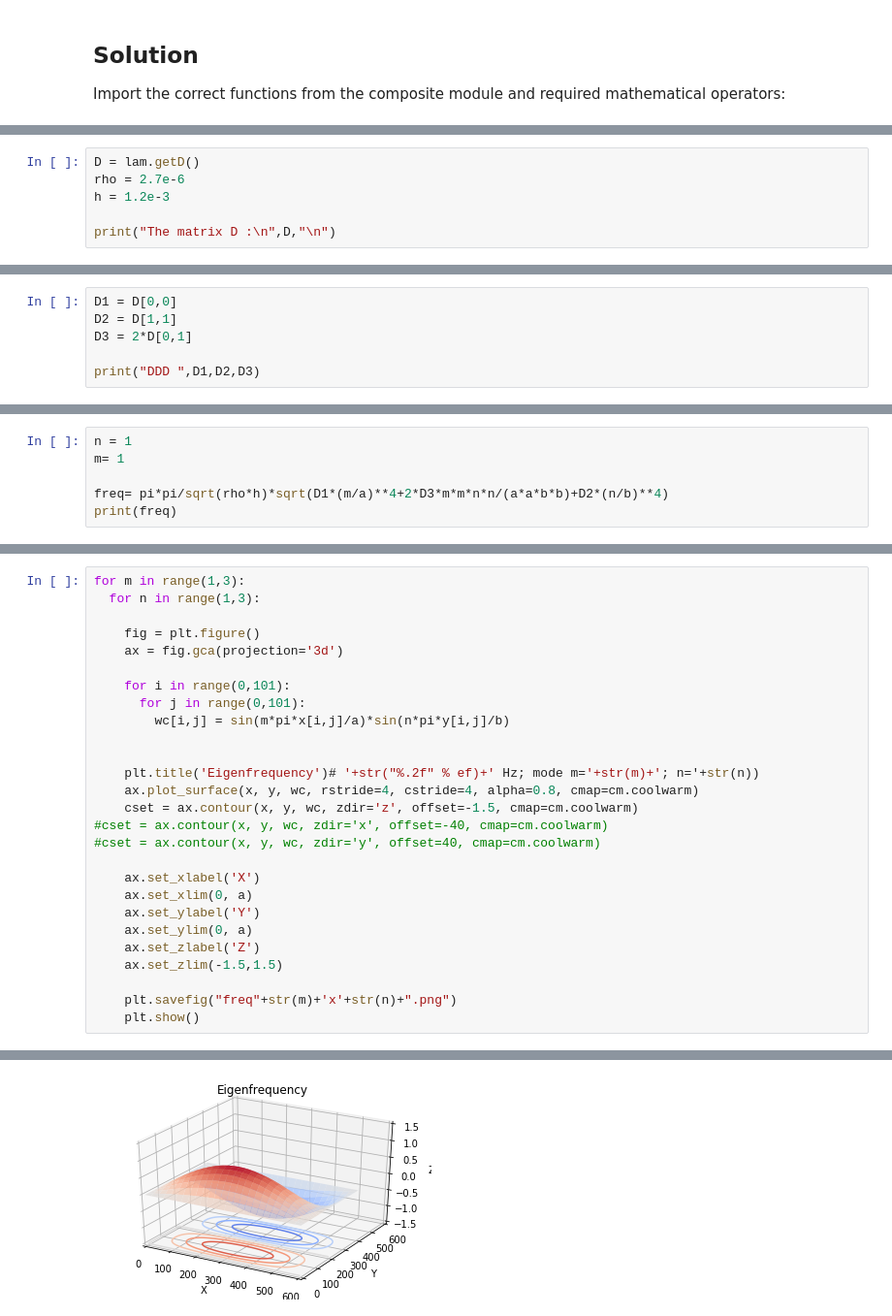
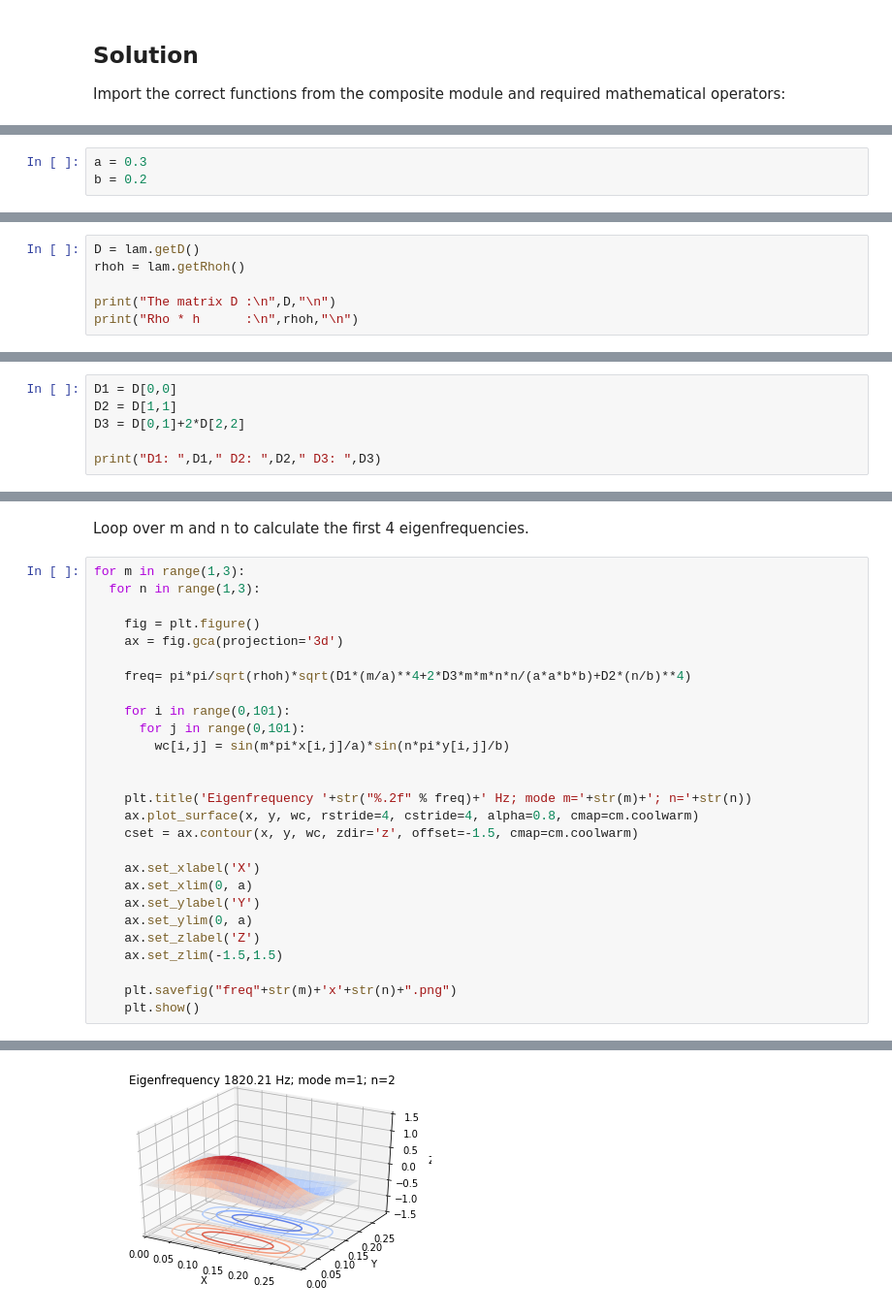
Before and after one commit to jjcremmers/pycomposites, a Jupyter notebook: plate_eq_buckling.ipynb, the cells around one changed output, grey strips where cells are left out. Shown: that part at 97% size. Drawn from its saved outputs; the diff is of its cells as text.

```diff
--- a/plate_eq_buckling.ipynb
+++ b/plate_eq_buckling.ipynb
@@ -59,0 +68,3 @@ To be able to calculate the midplain strains and curvature, the inverse laminate
+# %%
+a = 0.3
+b = 0.2
@@ -60,8 +73,8 @@ To be able to calculate the midplain strains and curvature, the inverse laminate
 # %%
 D = lam.getD()
-rho = 2.7e-6
-h = 1.2e-3
+rhoh = lam.getRhoh()
 
 print("The matrix D :\n",D,"\n")
+print("Rho * h      :\n",rhoh,"\n")
 # %% [output]
 The matrix D :
@@ -73,7 +89,7 @@ Now the midplain strains and curvature can be calculated:
 # %%
 D1 = D[0,0]
 D2 = D[1,1]
-D3 = 2*D[0,1]
+D3 = D[0,1]+2*D[2,2]
 
-print("DDD ",D1,D2,D3)
+print("D1: ",D1," D2: ",D2," D3: ",D3)
 # %% [output]
@@ -83,6 +96,0 @@ Using these midplain strains and curvature, the stresses and strains in the indi
-# %%
-n = 1
-m= 1
-
-freq= pi*pi/sqrt(rho*h)*sqrt(D1*(m/a)**4+2*D3*m*m*n*n/(a*a*b*b)+D2*(n/b)**4)
-print(freq)
@@ -98,4 +105,6 @@ q  = np.zeros((101,101))
 wc = np.zeros((101,101))
+# %% [markdown]
+Loop over m and n to calculate the first 4 eigenfrequencies.
 # %%
 for m in range(1,3):
   for n in range(1,3):
@@ -103,16 +112,16 @@ for m in range(1,3):
     fig = plt.figure()
     ax = fig.gca(projection='3d')
 
+    freq= pi*pi/sqrt(rhoh)*sqrt(D1*(m/a)**4+2*D3*m*m*n*n/(a*a*b*b)+D2*(n/b)**4)
+
     for i in range(0,101):
       for j in range(0,101):
         wc[i,j] = sin(m*pi*x[i,j]/a)*sin(n*pi*y[i,j]/b)
 
 
-    plt.title('Eigenfrequency')# '+str("%.2f" % ef)+' Hz; mode m='+str(m)+'; n='+str(n))
+    plt.title('Eigenfrequency '+str("%.2f" % freq)+' Hz; mode m='+str(m)+'; n='+str(n))
     ax.plot_surface(x, y, wc, rstride=4, cstride=4, alpha=0.8, cmap=cm.coolwarm)
     cset = ax.contour(x, y, wc, zdir='z', offset=-1.5, cmap=cm.coolwarm)
-#cset = ax.contour(x, y, wc, zdir='x', offset=-40, cmap=cm.coolwarm)
-#cset = ax.contour(x, y, wc, zdir='y', offset=40, cmap=cm.coolwarm)
 
     ax.set_xlabel('X')
     ax.set_xlim(0, a)
@@ -128 +137 @@ for m in range(1,3):
-[figure, old version]
+[figure, new version]
```
Also changed, not shown: parts of 21 cells of this notebook, 5 other files.
